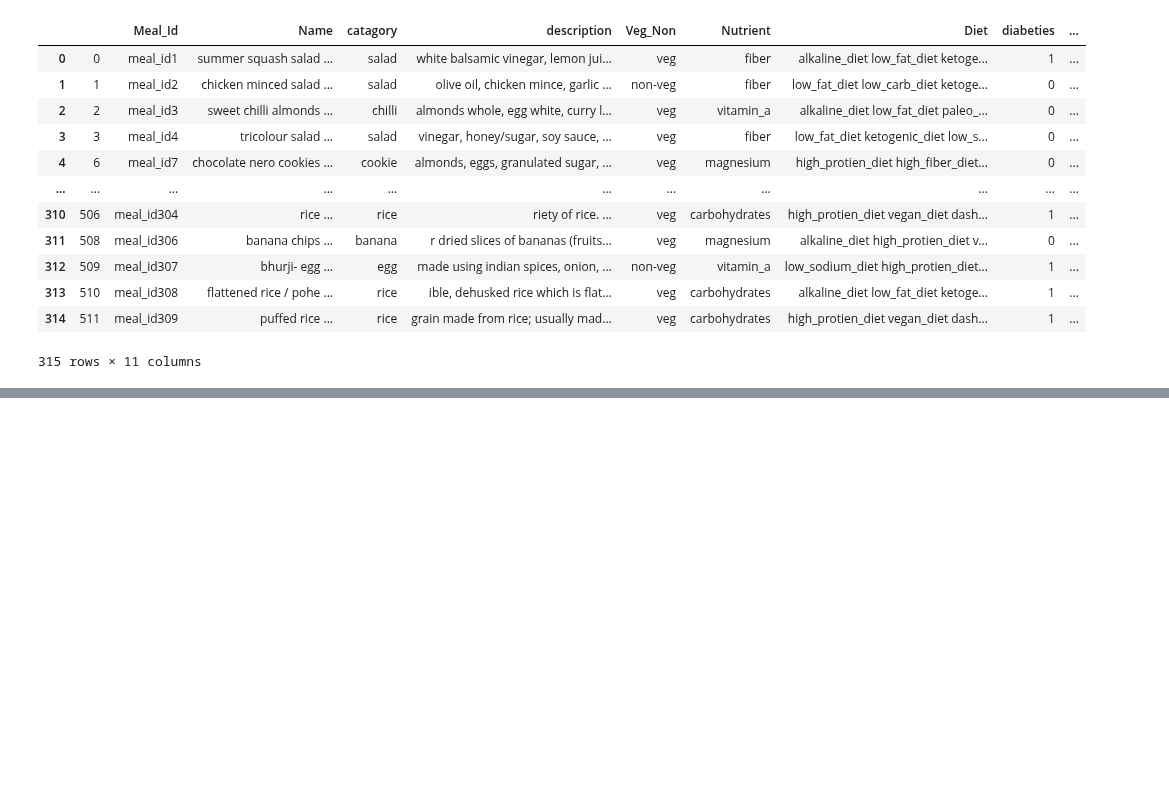
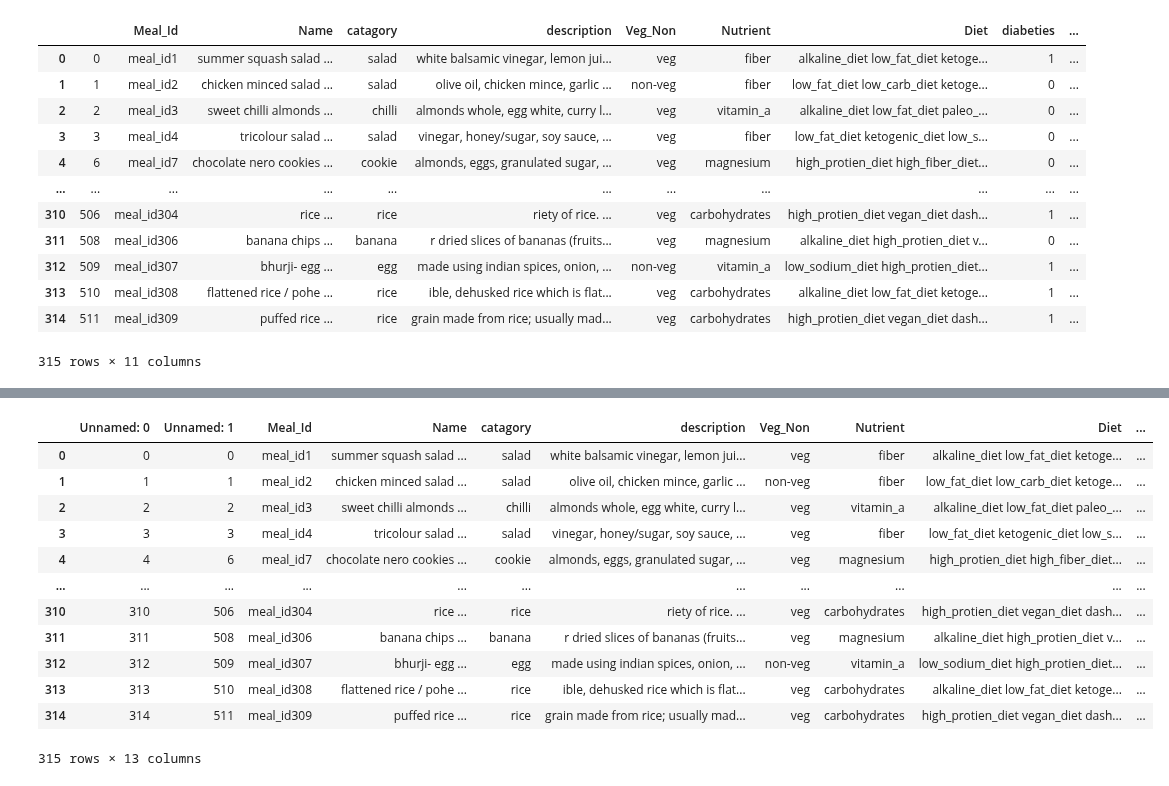
Before and after one commit to 3bsalam-1/FitSync, a Jupyter notebook: Ai/test.ipynb, the cells around one changed output, grey strips where cells are left out. Drawn from its saved outputs; the diff is of its cells as text; code cells hidden in the pictures; blank space fills up the shorter version.

```diff
--- a/Ai/test.ipynb
+++ b/Ai/test.ipynb
@@ -281,0 +280,2 @@ elewa
+# %%
+df = pd.read_csv("finally.csv")
@@ -281,0 +291,28 @@ elewa
+# %%
+df['low_blood'] = df['hypertension'].apply(lambda x: False if x else True)
+# %%
+from sklearn.preprocessing import LabelEncoder
+
+# Sample categorical data
+
+# Create an instance of LabelEncoder
+encoder = LabelEncoder()
+
+# Fit and transform the data
+df['low_blood'] = encoder.fit_transform(df['low_blood'])
+# %%
+df
+# %% [output]
+|  | Unnamed: 0 | Unnamed: 1 | Meal_Id | Name | catagory | description | Veg_Non | Nutrient | Diet | ... |
+| 0 | 0 | 0 | meal_id1 | summer squash salad ... | salad | white balsamic vinegar, lemon jui... | veg | fiber | alkaline_diet low_fat_diet ketoge... | ... |
+| 1 | 1 | 1 | meal_id2 | chicken minced salad ... | salad | olive oil, chicken mince, garlic ... | non-veg | fiber | low_fat_diet low_carb_diet ketoge... | ... |
+| 2 | 2 | 2 | meal_id3 | sweet chilli almonds ... | chilli | almonds whole, egg white, curry l... | veg | vitamin_a | alkaline_diet low_fat_diet paleo_... | ... |
+| 3 | 3 | 3 | meal_id4 | tricolour salad ... | salad | vinegar, honey/sugar, soy sauce, ... | veg | fiber | low_fat_diet ketogenic_diet low_s... | ... |
+| 4 | 4 | 6 | meal_id7 | chocolate nero cookies ... | cookie | almonds, eggs, granulated sugar, ... | veg | magnesium | high_protien_diet high_fiber_diet... | ... |
+| ... | ... | ... | ... | ... | ... | ... | ... | ... | ... | ... |
+| 310 | 310 | 506 | meal_id304 | rice ... | rice | riety of rice. ... | veg | carbohydrates | high_protien_diet vegan_diet dash... | ... |
+| 311 | 311 | 508 | meal_id306 | banana chips ... | banana | r dried slices of bananas (fruits... | veg | magnesium | alkaline_diet high_protien_diet v... | ... |
+| 312 | 312 | 509 | meal_id307 | bhurji- egg ... | egg | made using indian spices, onion, ... | non-veg | vitamin_a | low_sodium_diet high_protien_diet... | ... |
+| 313 | 313 | 510 | meal_id308 | flattened rice / pohe ... | rice | ible, dehusked rice which is flat... | veg | carbohydrates | alkaline_diet low_fat_diet ketoge... | ... |
+| 314 | 314 | 511 | meal_id309 | puffed rice ... | rice | grain made from rice; usually mad... | veg | carbohydrates | high_protien_diet vegan_diet dash... | ... |
+315 rows × 13 columns
```
Also changed, not shown: parts of 2 cells of this notebook.
